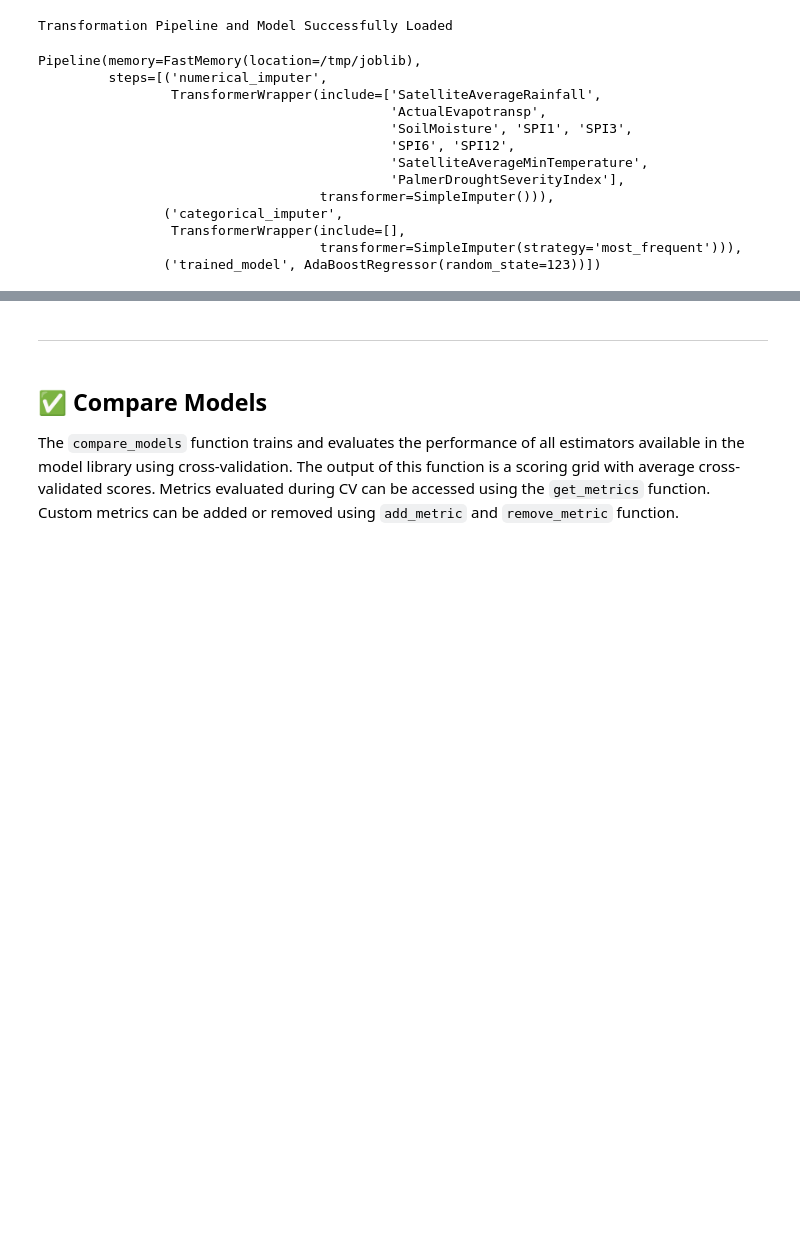
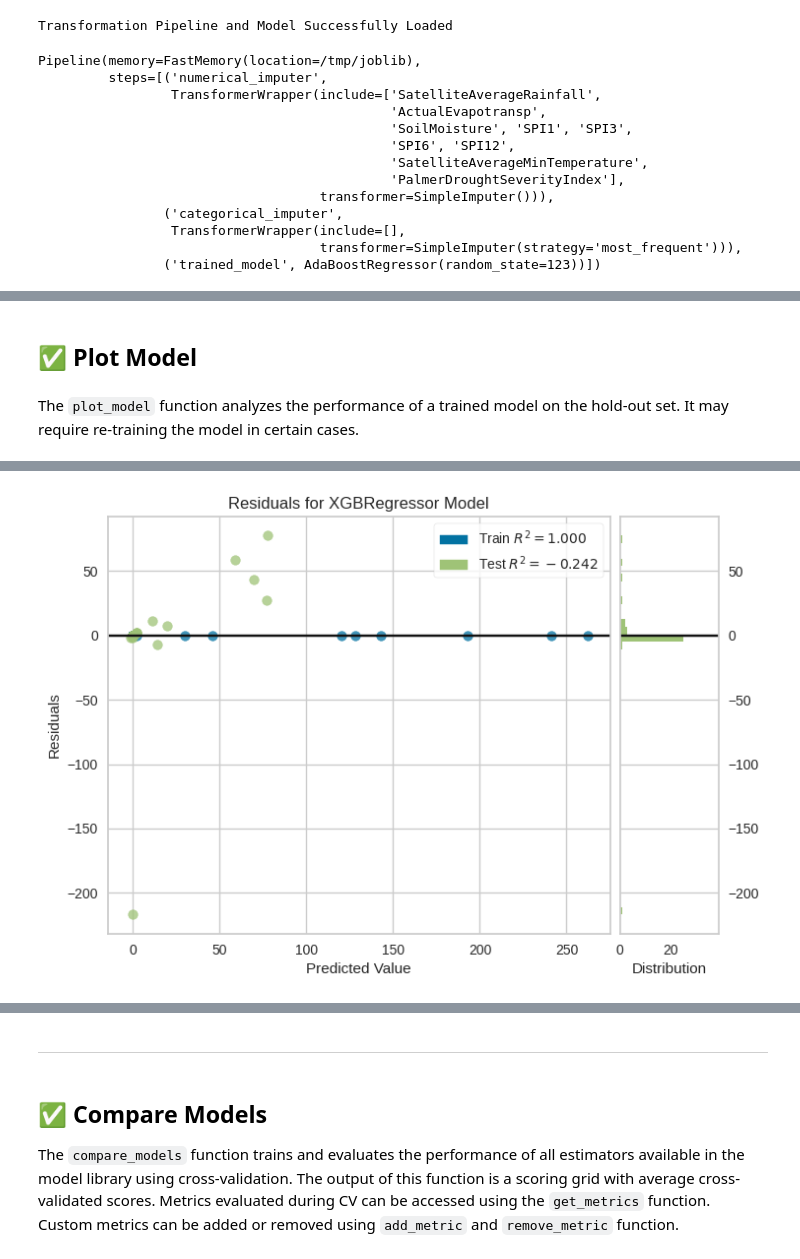
Before and after one commit to mtofighi/ChilwaBasin, a Jupyter notebook: ChilwaBasin_DataAnalysis_032024/ChilwaBasin_Regression_PyCaret_Cholera.ipynb, the cells around one changed output, grey strips where cells are left out. Cells and saved outputs as stored; diff of their text form; code cells hidden in the pictures; blank space fills up the shorter version.

```diff
--- a/ChilwaBasin_DataAnalysis_032024/ChilwaBasin_Regression_PyCaret_Cholera.ipynb
+++ b/ChilwaBasin_DataAnalysis_032024/ChilwaBasin_Regression_PyCaret_Cholera.ipynb
@@ -399,0 +455,2 @@ Pipeline(memory=FastMemory(location=/tmp/joblib),
+# %%
+compare_tree_models = compare_models(include = ['dt', 'rf', 'et', 'gbr', 'xgboost', 'lightgbm'])#, 'catboost'
@@ -399,0 +538,9 @@ Pipeline(memory=FastMemory(location=/tmp/joblib),
+# %% [markdown]
+## ✅ Plot Model
+# %% [markdown]
+The `plot_model` function analyzes the performance of a trained model on the hold-out set. It may require re-training the model in certain cases.
+# %%
+# plot residuals
+# plot_model(best, plot = 'residuals') #---------------------
+plot_model(compare_tree_models, plot = 'residuals', scale =1.0) #---------------------
+# %% [output]
@@ -399,0 +548 @@ Pipeline(memory=FastMemory(location=/tmp/joblib),
+[figure, added]
```
Also changed, not shown: parts of 118 cells of this notebook.
